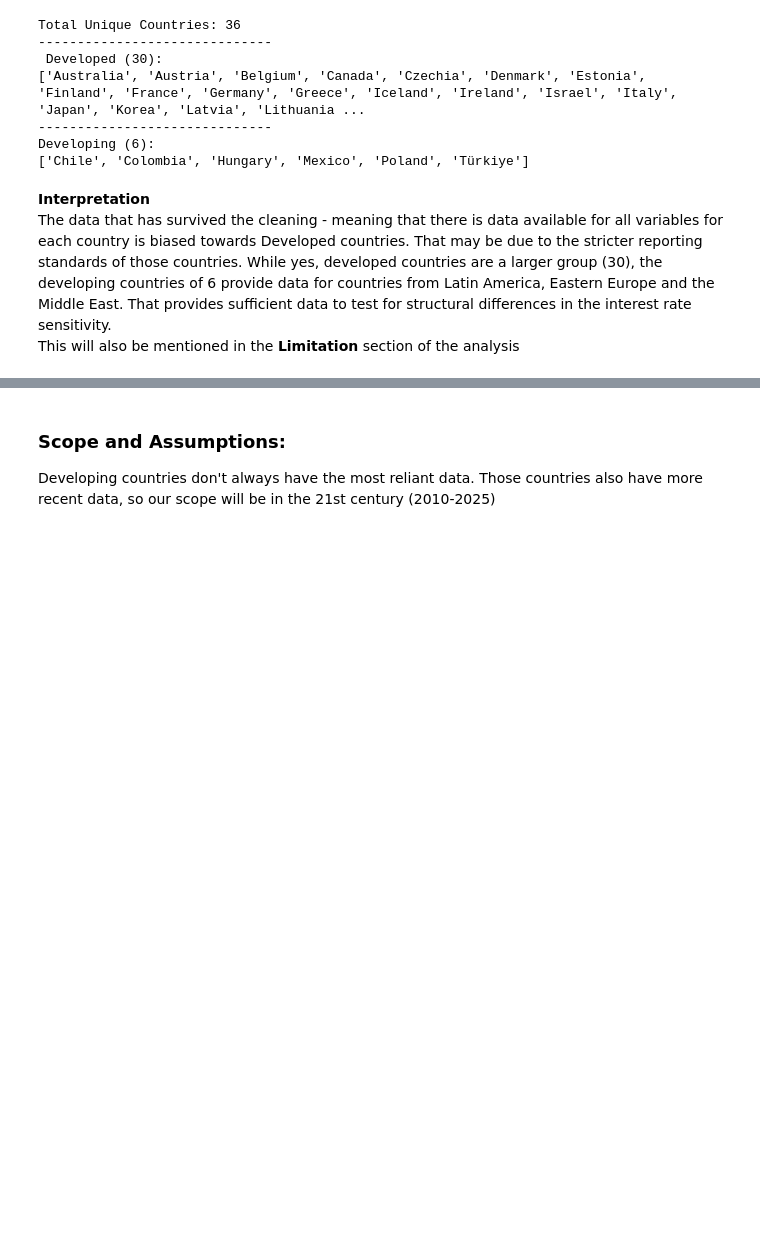
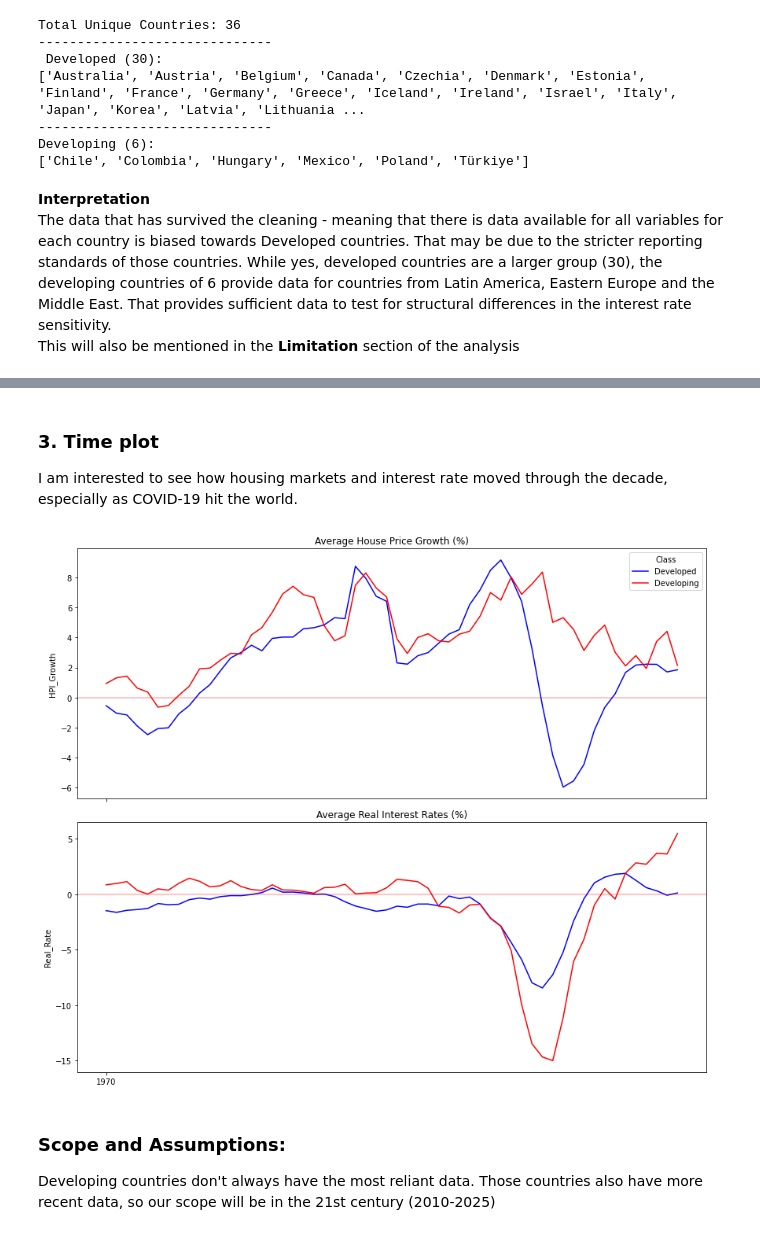
Before and after one commit to SiyanaVel19/Final_project_SU_2026, a Jupyter notebook: Project_analysis.ipynb, the cells around one changed output, grey strips where cells are left out. Saved outputs shown, nothing was run; the diff lists cells and outputs as text; code cells hidden in the pictures; blank space fills up the shorter version.

```diff
--- a/Project_analysis.ipynb
+++ b/Project_analysis.ipynb
@@ -251,3 +285,36 @@ print(f"Overall Correlation between Real Rates and HPI Growth: {correlation:.2f}
+# %% [markdown]
+### 3. Time plot
+I am interested to see how housing markets and interest rate moved through the decade, especially as COVID-19 hit the world.
+# %%
+# using the average trends
+averages = Project_Data.groupby(['Quarter', 'Class'])[['HPI_Growth', 'Real_Rate']].mean().reset_index()
+#colours
+my_colours = {"Developed": "blue", "Developing": "red"}
+#  two stacked plots
+fig, (ax1, ax2) = plt.subplots(2, 1, figsize=(12, 10), sharex=True)
+
+# Plot 1: House Price Growth
+sns.lineplot(data=averages, x='Quarter', y='HPI_Growth', hue='Class', ax=ax1, palette = my_colours)
+ax1.set_title('Average House Price Growth (%)')
+ax1.axhline(0, color='red', linestyle='-', alpha=0.3)
+ax1.set_xlabel('')
+
+# Plot 2: Real Interest Rates
+sns.lineplot(data=averages, x='Quarter', y='Real_Rate', hue='Class', ax=ax2,palette = my_colours, legend=False)
+ax2.set_title('Average Real Interest Rates (%)')
+ax2.axhline(0, color='red', linestyle='-', alpha=0.3)
+ax2.set_xlabel('')
+
+ax2.xaxis.set_major_locator(mdates.YearLocator(2))
+# Format the date to show just the year
+ax2.xaxis.set_major_formatter(mdates.DateFormatter('%Y'))
+# Slightly rotate them for extra clarity
+plt.xticks(rotation=0)
+
+plt.tight_layout()
+plt.show()
+# %% [output]
+[figure, added]
 # %% [markdown]
 ### Scope and Assumptions:
 Developing countries don't always have the most reliant data. Those countries also have more recent data, so our scope will be in the 21st century (2010-2025)
```
Also changed, not shown: parts of 10 cells of this notebook.
